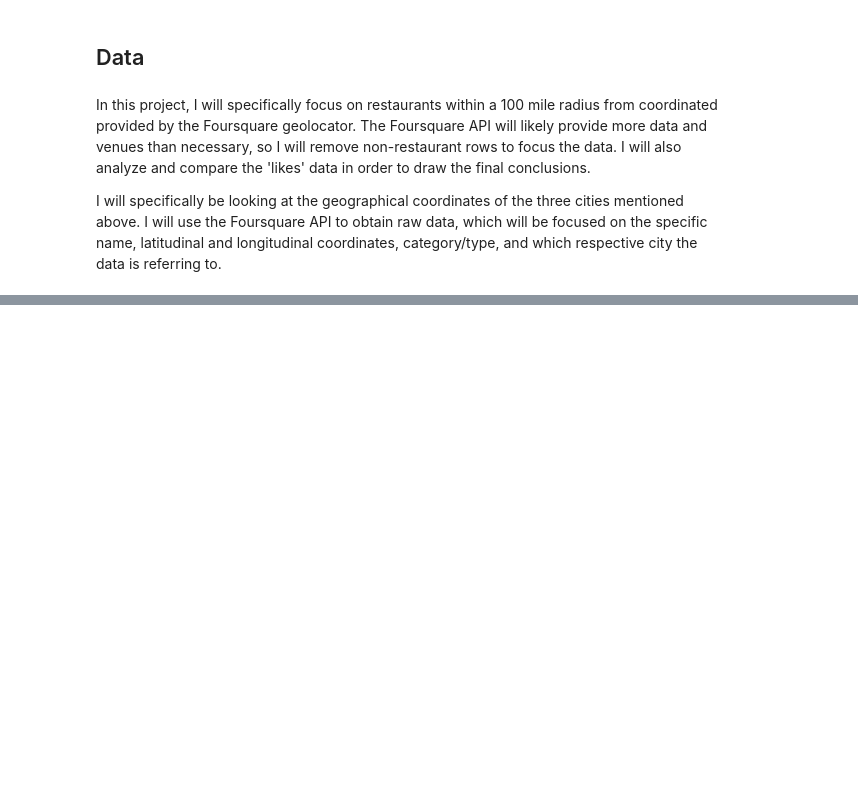
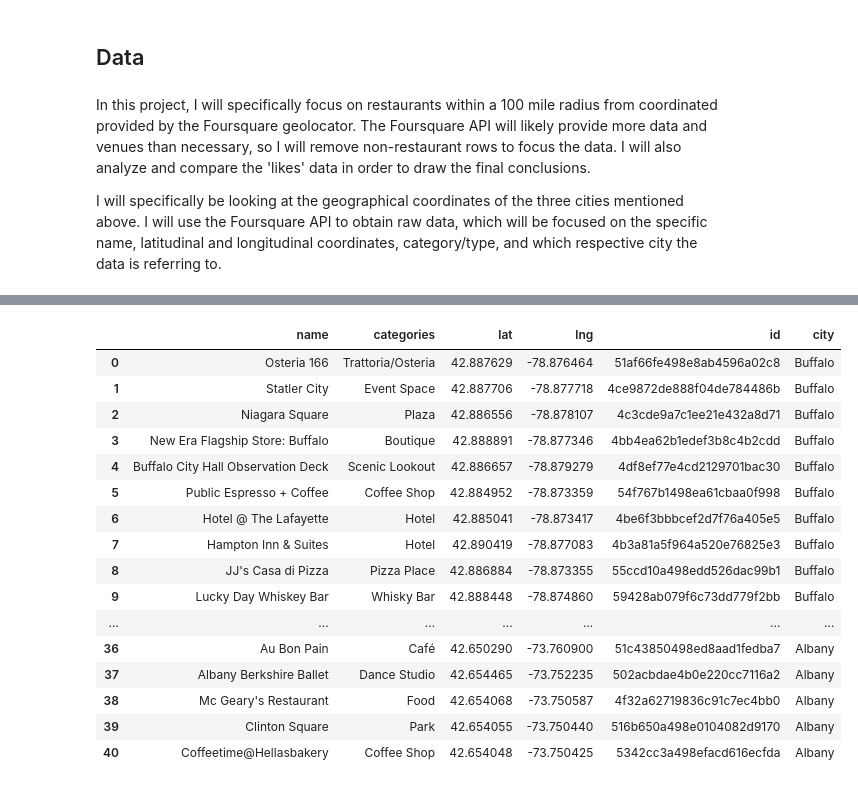
Before and after one commit to eocampo720/Data-Science-Project, a Jupyter notebook: Capstone Project - The Battle of Neighborhoods.ipynb, the cells around one changed output, grey strips where cells are left out. Cells and saved outputs as stored; diff of their text form; code cells hidden in the pictures; blank space fills up the shorter version.

Commit message:
Published from Watson Studio.

```diff
--- a/Capstone Project - The Battle of Neighborhoods.ipynb
+++ b/Capstone Project - The Battle of Neighborhoods.ipynb
@@ -14,0 +67,24 @@ I will specifically be looking at the geographical coordinates of the three citi
+# %%
+address1 = 'Buffalo, New York'
+
+geolocator = Nominatim(user_agent="foursquare_agent")
+location1 = geolocator.geocode(address1)
+latitude1 = location1.latitude
+longitude1 = location1.longitude
+print('The geographical coordinates of {} are {}, {}.'.format(address1, latitude1, longitude1))
+
+address2 = 'Ithaca, New York'
+
+geolocator = Nominatim(user_agent="foursquare_agent")
+location2 = geolocator.geocode(address2)
+latitude2 = location2.latitude
+longitude2 = location2.longitude
+print('The geographical coordinates of {} are {}, {}.'.format(address2, latitude2, longitude2))
+
+address3 = 'Albany, New York'
+
+geolocator = Nominatim(user_agent="foursquare_agent")
+location3 = geolocator.geocode(address3)
+latitude3 = location3.latitude
+longitude3 = location3.longitude
+print('The geographical coordinates of {} are {}, {}.'.format(address3, latitude3, longitude3))
@@ -14,0 +232,20 @@ I will specifically be looking at the geographical coordinates of the three citi
+# %%
+nearby_venues
+# %% [output]
+|  | name | categories | lat | lng | id | city |
+| 0 | Osteria 166 | Trattoria/Osteria | 42.887629 | -78.876464 | 51af66fe498e8ab4596a02c8 | Buffalo |
+| 1 | Statler City | Event Space | 42.887706 | -78.877718 | 4ce9872de888f04de784486b | Buffalo |
+| 2 | Niagara Square | Plaza | 42.886556 | -78.878107 | 4c3cde9a7c1ee21e432a8d71 | Buffalo |
+| 3 | New Era Flagship Store: Buffalo | Boutique | 42.888891 | -78.877346 | 4bb4ea62b1edef3b8c4b2cdd | Buffalo |
+| 4 | Buffalo City Hall Observation Deck | Scenic Lookout | 42.886657 | -78.879279 | 4df8ef77e4cd2129701bac30 | Buffalo |
+| 5 | Public Espresso + Coffee | Coffee Shop | 42.884952 | -78.873359 | 54f767b1498ea61cbaa0f998 | Buffalo |
+| 6 | Hotel @ The Lafayette | Hotel | 42.885041 | -78.873417 | 4be6f3bbbcef2d7f76a405e5 | Buffalo |
+| 7 | Hampton Inn & Suites | Hotel | 42.890419 | -78.877083 | 4b3a81a5f964a520e76825e3 | Buffalo |
+| 8 | JJ's Casa di Pizza | Pizza Place | 42.886884 | -78.873355 | 55ccd10a498edd526dac99b1 | Buffalo |
+| 9 | Lucky Day Whiskey Bar | Whisky Bar | 42.888448 | -78.874860 | 59428ab079f6c73dd779f2bb | Buffalo |
+| ... | ... | ... | ... | ... | ... | ... |
+| 36 | Au Bon Pain | Café | 42.650290 | -73.760900 | 51c43850498ed8aad1fedba7 | Albany |
+| 37 | Albany Berkshire Ballet | Dance Studio | 42.654465 | -73.752235 | 502acbdae4b0e220cc7116a2 | Albany |
+| 38 | Mc Geary's Restaurant | Food | 42.654068 | -73.750587 | 4f32a62719836c91c7ec4bb0 | Albany |
+| 39 | Clinton Square | Park | 42.654055 | -73.750440 | 516b650a498e0104082d9170 | Albany |
+| 40 | Coffeetime@Hellasbakery | Coffee Shop | 42.654048 | -73.750425 | 5342cc3a498efacd616ecfda | Albany |
```
Also changed, not shown: parts of 41 cells of this notebook.
